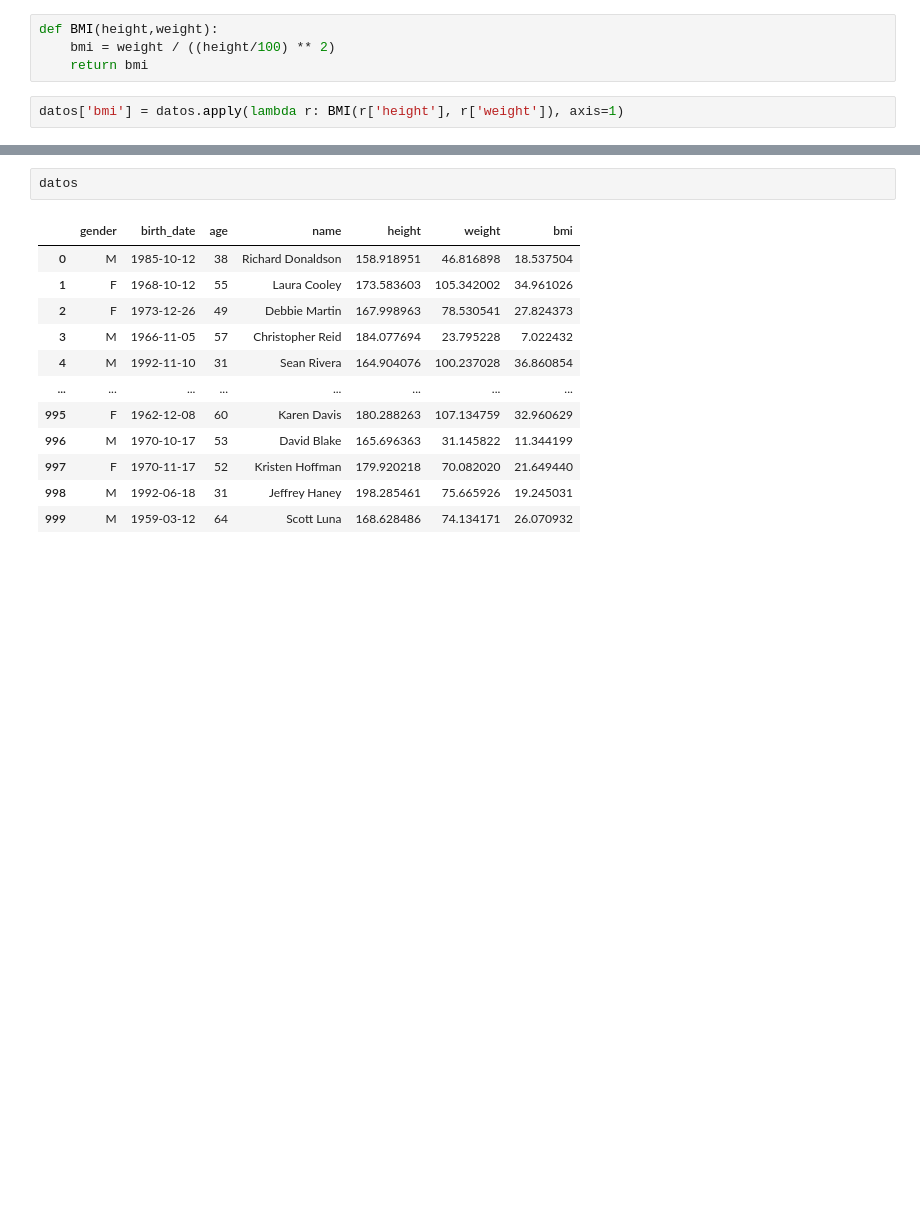
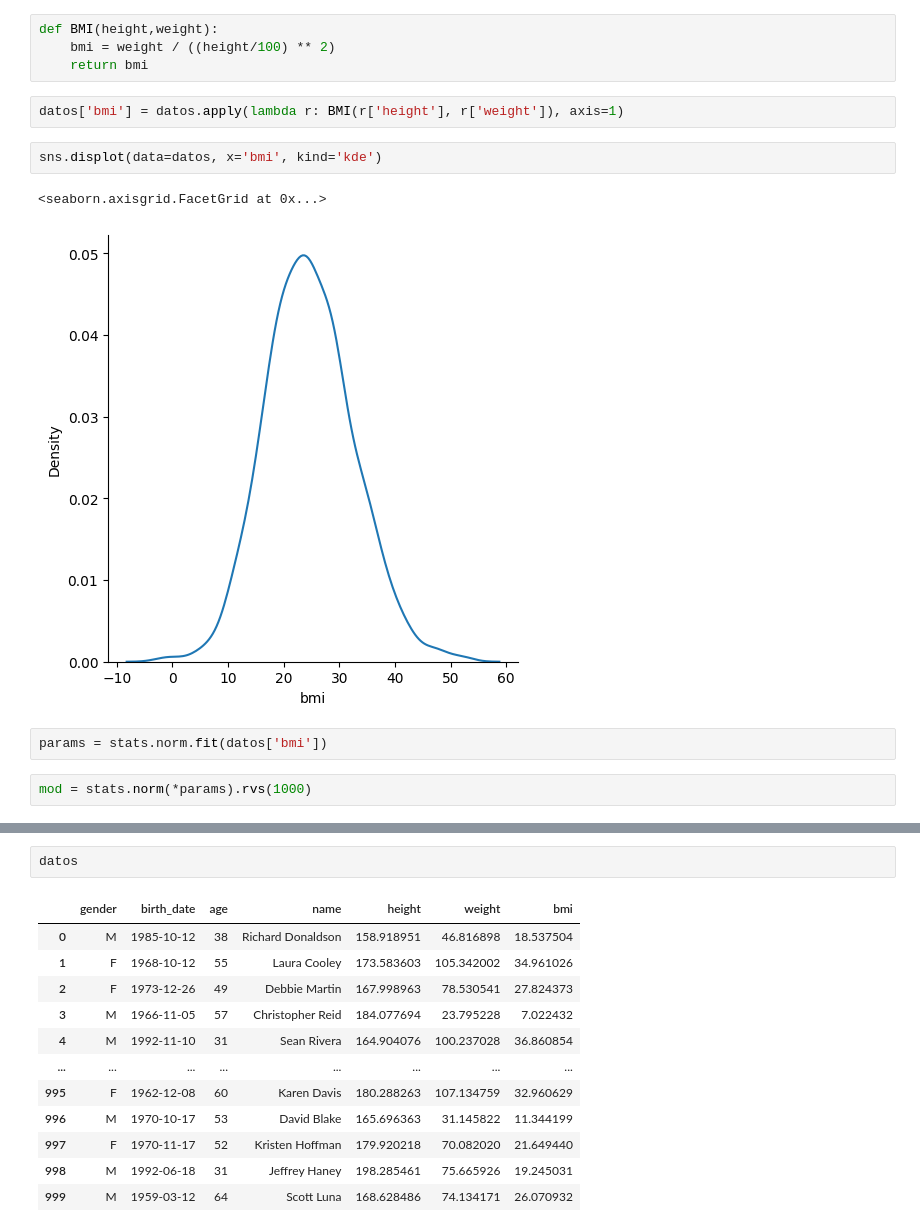
Before and after one commit to alabarga/synthetic-data-pybcn, a Jupyter notebook: synthetic_data_generation.ipynb, the cells around one changed output, grey strips where cells are left out. Saved outputs shown, nothing was run; the diff lists cells and outputs as text; blank space fills up the shorter version.

```diff
--- a/synthetic_data_generation.ipynb
+++ b/synthetic_data_generation.ipynb
@@ -266,3 +276,12 @@ def BMI(height,weight):
     return bmi
 # %%
 datos['bmi'] = datos.apply(lambda r: BMI(r['height'], r['weight']), axis=1)
+# %%
+sns.displot(data=datos, x='bmi', kind='kde')
+# %% [output]
+<seaborn.axisgrid.FacetGrid at 0x...>
+[figure, added]
+# %%
+params = stats.norm.fit(datos['bmi'])
+# %%
+mod = stats.norm(*params).rvs(1000)
```
Also changed, not shown: parts of 19 cells of this notebook, 6 other files.
